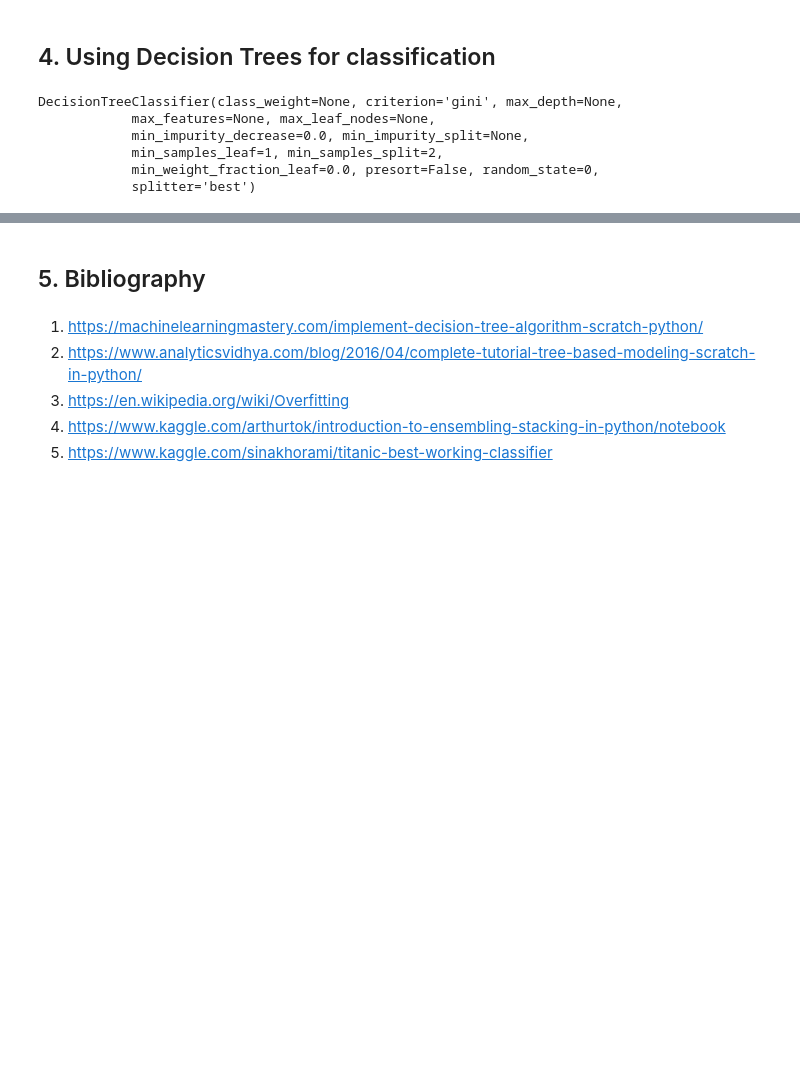
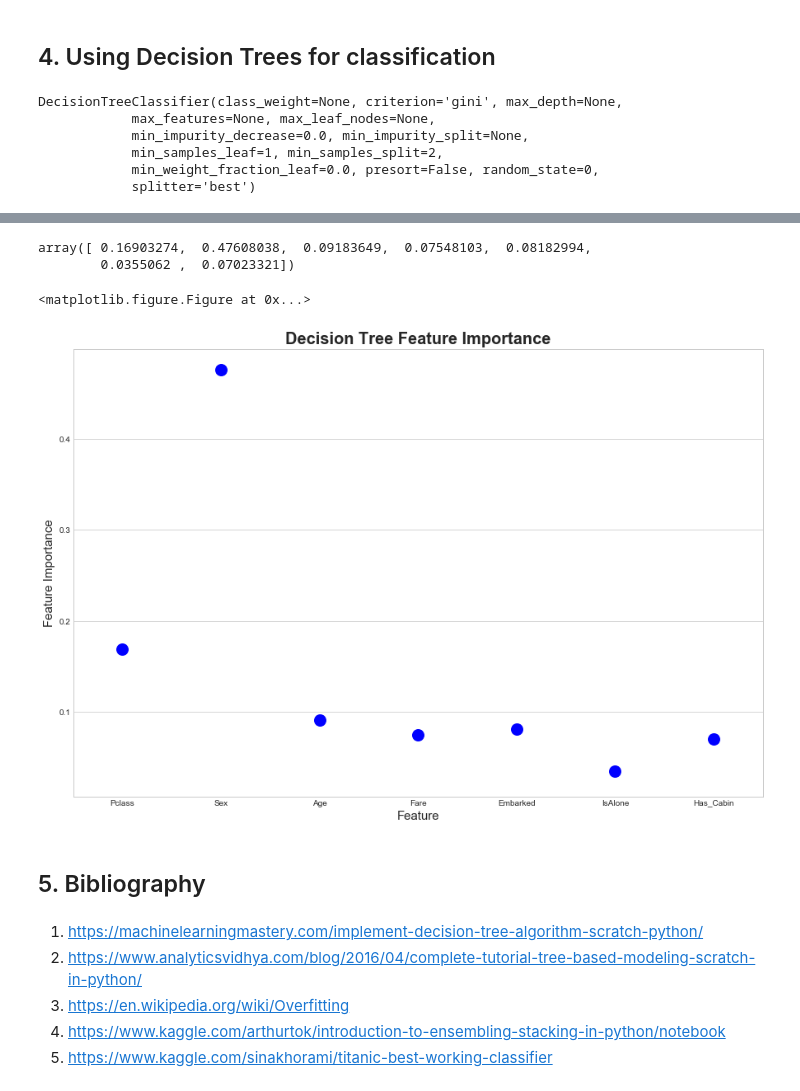
Before and after one commit to SkalskiP/ILearnMachineLearning.py, a Jupyter notebook: 03_Classification/02_Decision_Trees/Decision_Trees_Classification.ipynb, the cells around one changed output, grey strips where cells are left out. Saved outputs shown, nothing was run; the diff lists cells and outputs as text; code cells hidden in the pictures; blank space fills up the shorter version.

```diff
--- a/03_Classification/02_Decision_Trees/Decision_Trees_Classification.ipynb
+++ b/03_Classification/02_Decision_Trees/Decision_Trees_Classification.ipynb
@@ -359,3 +320,20 @@ py.iplot(fig,filename='scatter2010')
+# %%
+feature_importances
+# %% [output]
+array([ 0.16903274,  0.47608038,  0.09183649,  0.07548103,  0.08182994,
+        0.0355062 ,  0.07023321])
+# %%
+plt.figure()
+plt.figure(figsize=(15,10))
+sns.set_style("whitegrid")
+plt.title('Decision Tree Feature Importance', fontsize=20, fontweight='bold')
+plt.xlabel('Feature', fontsize=15)
+plt.ylabel('Feature Importance', fontsize=15)
+sns.stripplot(dataset_train.drop(['Survived'], axis=1).columns.values, feature_importances, s = 15, color="blue")
+plt.show()
+# %% [output]
+<matplotlib.figure.Figure at 0x...>
+[figure, added]
 # %% [markdown]
 ## 5. Bibliography
 # %% [markdown]
```
Also changed, not shown: parts of 2 cells of this notebook, 4 other files.
